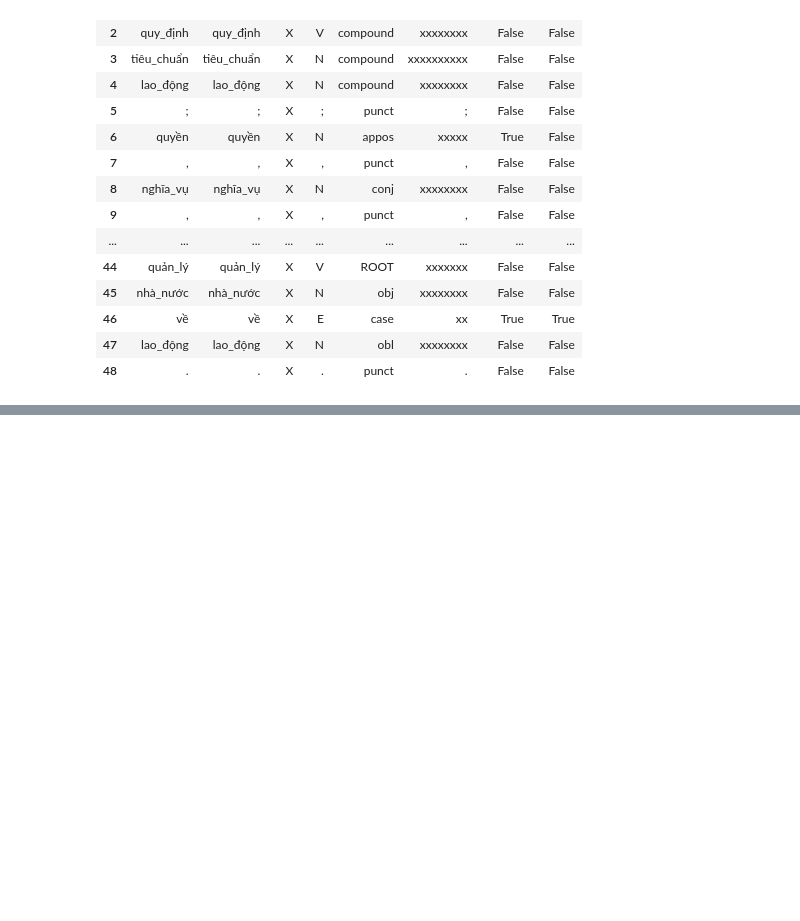
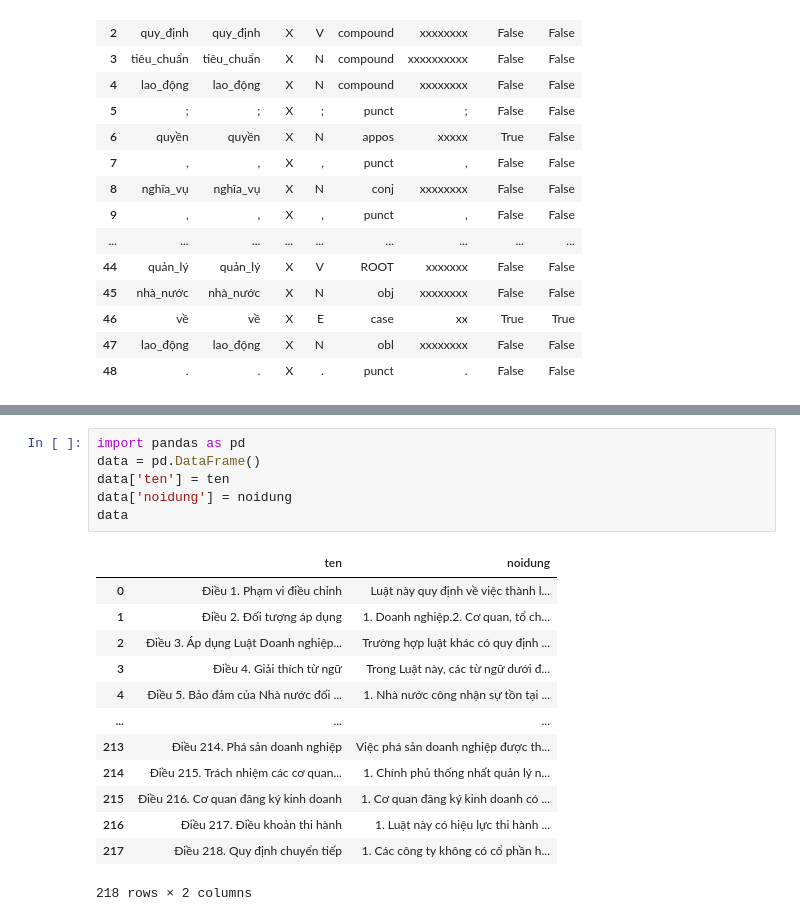
Before and after one commit to TranMyLinh-297/QA_Law_VN, a Jupyter notebook: Vietnamese_spacy.ipynb, the cells around one changed output, grey strips where cells are left out. Cells and saved outputs as stored; diff of their text form; blank space fills up the shorter version.

```diff
--- a/Vietnamese_spacy.ipynb
+++ b/Vietnamese_spacy.ipynb
@@ -69,0 +102,20 @@ spacy.displacy.render(doc, style="dep", jupyter=True, options=options)
+# %%
+import pandas as pd
+data = pd.DataFrame()
+data['ten'] = ten
+data['noidung'] = noidung
+data
+# %% [output]
+|  | ten | noidung |
+| 0 | Điều 1. Phạm vi điều chỉnh | Luật này quy định về việc thành l... |
+| 1 | Điều 2. Đối tượng áp dụng | 1. Doanh nghiệp.2. Cơ quan, tổ ch... |
+| 2 | Điều 3. Áp dụng Luật Doanh nghiệp... | Trường hợp luật khác có quy định ... |
+| 3 | Điều 4. Giải thích từ ngữ | Trong Luật này, các từ ngữ dưới đ... |
+| 4 | Điều 5. Bảo đảm của Nhà nước đối ... | 1. Nhà nước công nhận sự tồn tại ... |
+| ... | ... | ... |
+| 213 | Điều 214. Phá sản doanh nghiệp | Việc phá sản doanh nghiệp được th... |
+| 214 | Điều 215. Trách nhiệm các cơ quan... | 1. Chính phủ thống nhất quản lý n... |
+| 215 | Điều 216. Cơ quan đăng ký kinh doanh | 1. Cơ quan đăng ký kinh doanh có ... |
+| 216 | Điều 217. Điều khoản thi hành | 1. Luật này có hiệu lực thi hành ... |
+| 217 | Điều 218. Quy định chuyển tiếp | 1. Các công ty không có cổ phần h... |
+218 rows × 2 columns
```
Also changed, not shown: parts of 18 cells of this notebook.
